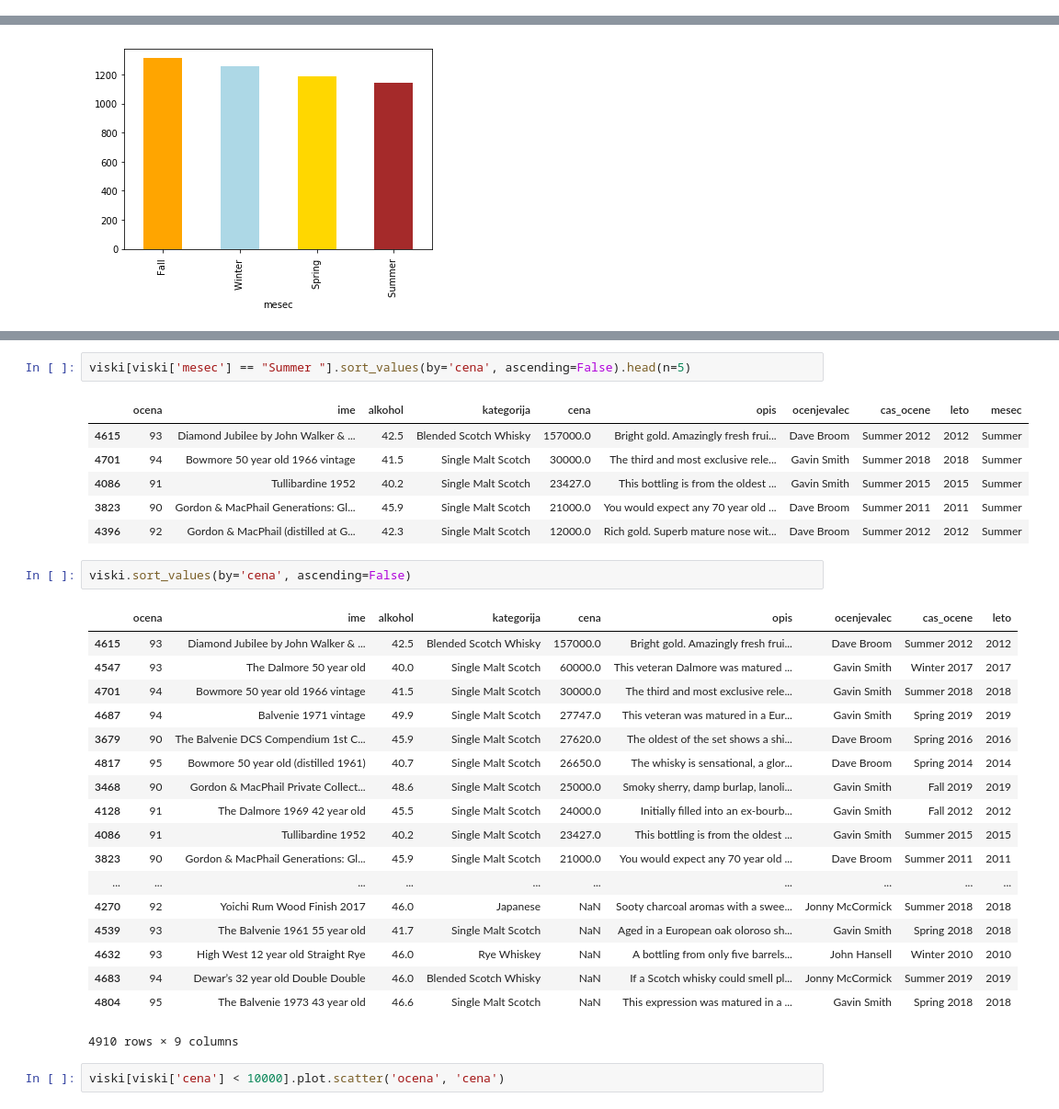
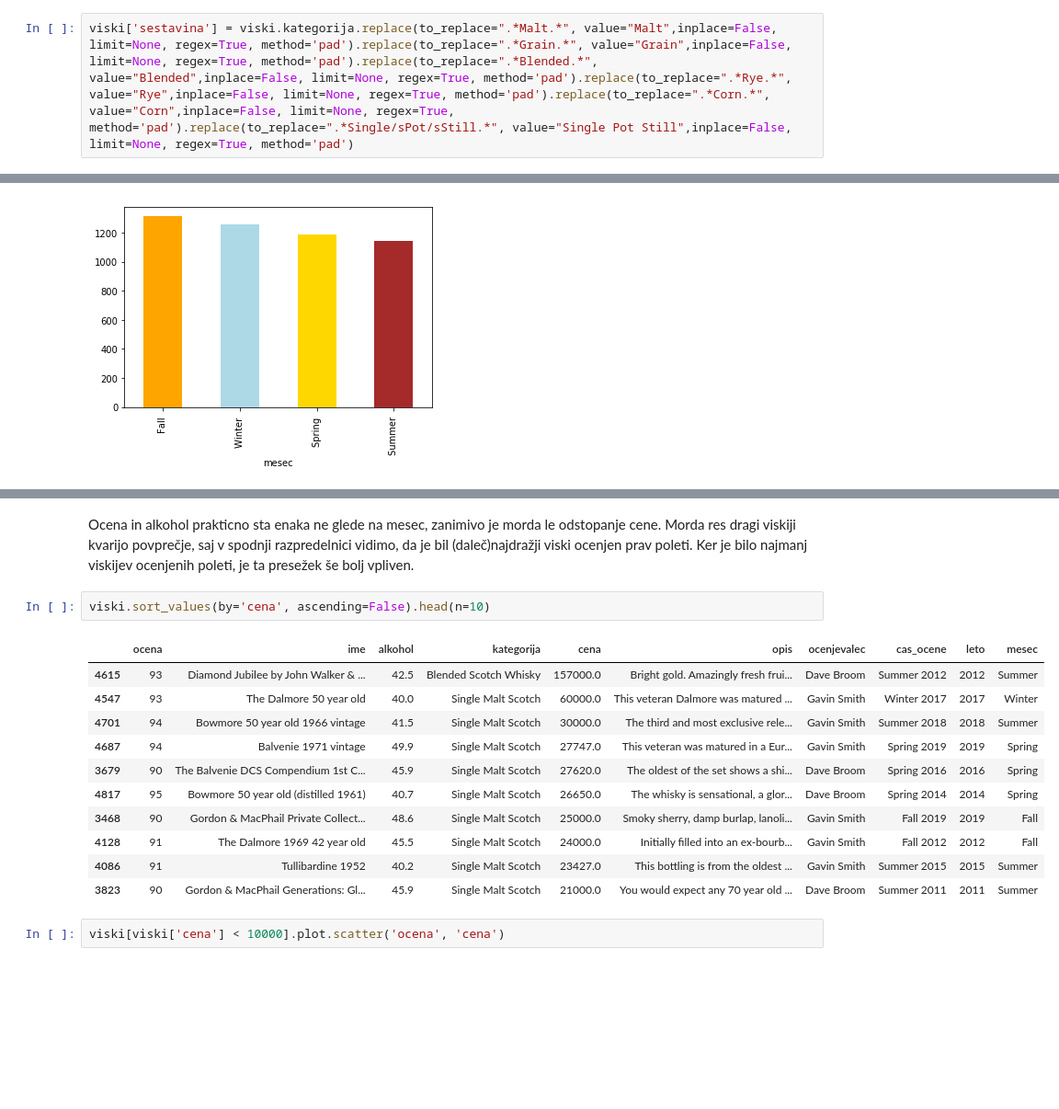
Before and after one commit to GTerglav/Viski, a Jupyter notebook: viski_analiza.ipynb, the cells around one changed output, grey strips where cells are left out. Shown at 92% size. Saved outputs shown, nothing was run; the diff lists cells and outputs as text; blank space fills up the shorter version.

```diff
--- a/viski_analiza.ipynb
+++ b/viski_analiza.ipynb
@@ -57,0 +75,2 @@ Name: ime, Length: 59, dtype: int64
+# %%
+viski['sestavina'] = viski.kategorija.replace(to_replace=".*Malt.*", value="Malt",inplace=False, limit=None, regex=True, method='pad').replace(to_replace=".*Grain.*", value="Grain",inplace=False, limit=None, regex=True, method='pad').replace(to_replace=".*Blended.*", value="Blended",inplace=False, limit=None, regex=True, method='pad').replace(to_replace=".*Rye.*", value="Rye",inplace=False, limit=None, regex=True, method='pad').replace(to_replace=".*Corn.*", value="Corn",inplace=False, limit=None, regex=True, method='pad').replace(to_replace=".*Single/sPot/sStill.*", value="Single Pot Still",inplace=False, limit=None, regex=True, method='pad')
@@ -140,36 +184,24 @@ viski_mesec.mean().sort_values(by='cena', ascending=False).head
 | Spring | 86.989057 | 47.705280 | 347.303480 |
 | Winter | 86.994453 | 47.666281 | 273.470916 |
 | Fall | 86.456207 | 47.294759 | 269.514482 |
+# %% [markdown]
+Ocena in alkohol prakticno sta enaka ne glede na mesec, zanimivo je morda le odstopanje cene. Morda res dragi viskiji
+kvarijo povprečje, saj v spodnji razpredelnici vidimo, da je bil (daleč)najdražji viski ocenjen prav poleti. Ker je bilo
+najmanj viskijev ocenjenih poleti, je ta presežek še bolj vpliven.
 # %%
-viski[viski['mesec'] == "Summer "].sort_values(by='cena', ascending=False).head(n=5)
+viski.sort_values(by='cena', ascending=False).head(n=10)
 # %% [output]
 |  | ocena | ime | alkohol | kategorija | cena | opis | ocenjevalec | cas_ocene | leto | mesec |
 | 4615 | 93 | Diamond Jubilee by John Walker & ... | 42.5 | Blended Scotch Whisky | 157000.0 | Bright gold. Amazingly fresh frui... | Dave Broom | Summer 2012 | 2012 | Summer |
+| 4547 | 93 | The Dalmore 50 year old | 40.0 | Single Malt Scotch | 60000.0 | This veteran Dalmore was matured ... | Gavin Smith | Winter 2017 | 2017 | Winter |
 | 4701 | 94 | Bowmore 50 year old 1966 vintage | 41.5 | Single Malt Scotch | 30000.0 | The third and most exclusive rele... | Gavin Smith | Summer 2018 | 2018 | Summer |
+| 4687 | 94 | Balvenie 1971 vintage | 49.9 | Single Malt Scotch | 27747.0 | This veteran was matured in a Eur... | Gavin Smith | Spring 2019 | 2019 | Spring |
+| 3679 | 90 | The Balvenie DCS Compendium 1st C... | 45.9 | Single Malt Scotch | 27620.0 | The oldest of the set shows a shi... | Dave Broom | Spring 2016 | 2016 | Spring |
+| 4817 | 95 | Bowmore 50 year old (distilled 1961) | 40.7 | Single Malt Scotch | 26650.0 | The whisky is sensational, a glor... | Dave Broom | Spring 2014 | 2014 | Spring |
+| 3468 | 90 | Gordon & MacPhail Private Collect... | 48.6 | Single Malt Scotch | 25000.0 | Smoky sherry, damp burlap, lanoli... | Gavin Smith | Fall 2019 | 2019 | Fall |
+| 4128 | 91 | The Dalmore 1969 42 year old | 45.5 | Single Malt Scotch | 24000.0 | Initially filled into an ex-bourb... | Gavin Smith | Fall 2012 | 2012 | Fall |
 | 4086 | 91 | Tullibardine 1952 | 40.2 | Single Malt Scotch | 23427.0 | This bottling is from the oldest ... | Gavin Smith | Summer 2015 | 2015 | Summer |
 | 3823 | 90 | Gordon & MacPhail Generations: Gl... | 45.9 | Single Malt Scotch | 21000.0 | You would expect any 70 year old ... | Dave Broom | Summer 2011 | 2011 | Summer |
-| 4396 | 92 | Gordon & MacPhail (distilled at G... | 42.3 | Single Malt Scotch | 12000.0 | Rich gold. Superb mature nose wit... | Dave Broom | Summer 2012 | 2012 | Summer |
-# %%
-viski.sort_values(by='cena', ascending=False)
-# %% [output]
-|  | ocena | ime | alkohol | kategorija | cena | opis | ocenjevalec | cas_ocene | leto |
-| 4615 | 93 | Diamond Jubilee by John Walker & ... | 42.5 | Blended Scotch Whisky | 157000.0 | Bright gold. Amazingly fresh frui... | Dave Broom | Summer 2012 | 2012 |
-| 4547 | 93 | The Dalmore 50 year old | 40.0 | Single Malt Scotch | 60000.0 | This veteran Dalmore was matured ... | Gavin Smith | Winter 2017 | 2017 |
-| 4701 | 94 | Bowmore 50 year old 1966 vintage | 41.5 | Single Malt Scotch | 30000.0 | The third and most exclusive rele... | Gavin Smith | Summer 2018 | 2018 |
-| 4687 | 94 | Balvenie 1971 vintage | 49.9 | Single Malt Scotch | 27747.0 | This veteran was matured in a Eur... | Gavin Smith | Spring 2019 | 2019 |
-| 3679 | 90 | The Balvenie DCS Compendium 1st C... | 45.9 | Single Malt Scotch | 27620.0 | The oldest of the set shows a shi... | Dave Broom | Spring 2016 | 2016 |
-| 4817 | 95 | Bowmore 50 year old (distilled 1961) | 40.7 | Single Malt Scotch | 26650.0 | The whisky is sensational, a glor... | Dave Broom | Spring 2014 | 2014 |
-| 3468 | 90 | Gordon & MacPhail Private Collect... | 48.6 | Single Malt Scotch | 25000.0 | Smoky sherry, damp burlap, lanoli... | Gavin Smith | Fall 2019 | 2019 |
-| 4128 | 91 | The Dalmore 1969 42 year old | 45.5 | Single Malt Scotch | 24000.0 | Initially filled into an ex-bourb... | Gavin Smith | Fall 2012 | 2012 |
-| 4086 | 91 | Tullibardine 1952 | 40.2 | Single Malt Scotch | 23427.0 | This bottling is from the oldest ... | Gavin Smith | Summer 2015 | 2015 |
-| 3823 | 90 | Gordon & MacPhail Generations: Gl... | 45.9 | Single Malt Scotch | 21000.0 | You would expect any 70 year old ... | Dave Broom | Summer 2011 | 2011 |
-| ... | ... | ... | ... | ... | ... | ... | ... | ... | ... |
-| 4270 | 92 | Yoichi Rum Wood Finish 2017 | 46.0 | Japanese | NaN | Sooty charcoal aromas with a swee... | Jonny McCormick | Summer 2018 | 2018 |
-| 4539 | 93 | The Balvenie 1961 55 year old | 41.7 | Single Malt Scotch | NaN | Aged in a European oak oloroso sh... | Gavin Smith | Spring 2018 | 2018 |
-| 4632 | 93 | High West 12 year old Straight Rye | 46.0 | Rye Whiskey | NaN | A bottling from only five barrels... | John Hansell | Winter 2010 | 2010 |
-| 4683 | 94 | Dewar’s 32 year old Double Double | 46.0 | Blended Scotch Whisky | NaN | If a Scotch whisky could smell pl... | Jonny McCormick | Summer 2019 | 2019 |
-| 4804 | 95 | The Balvenie 1973 43 year old | 46.6 | Single Malt Scotch | NaN | This expression was matured in a ... | Gavin Smith | Spring 2018 | 2018 |
-4910 rows × 9 columns
 # %%
 viski[viski['cena'] < 10000].plot.scatter('ocena', 'cena')
 # %% [output]
```
Also changed, not shown: parts of 20 cells of this notebook.
